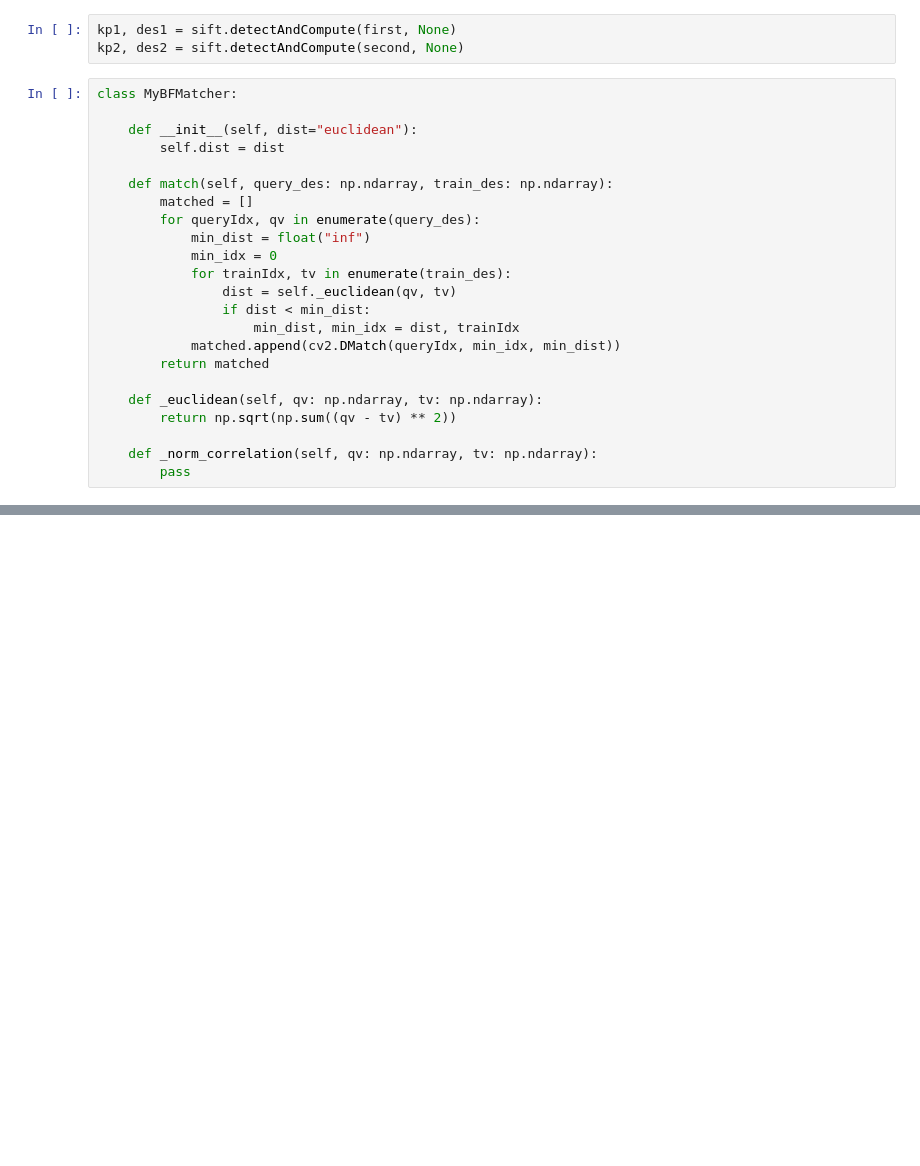
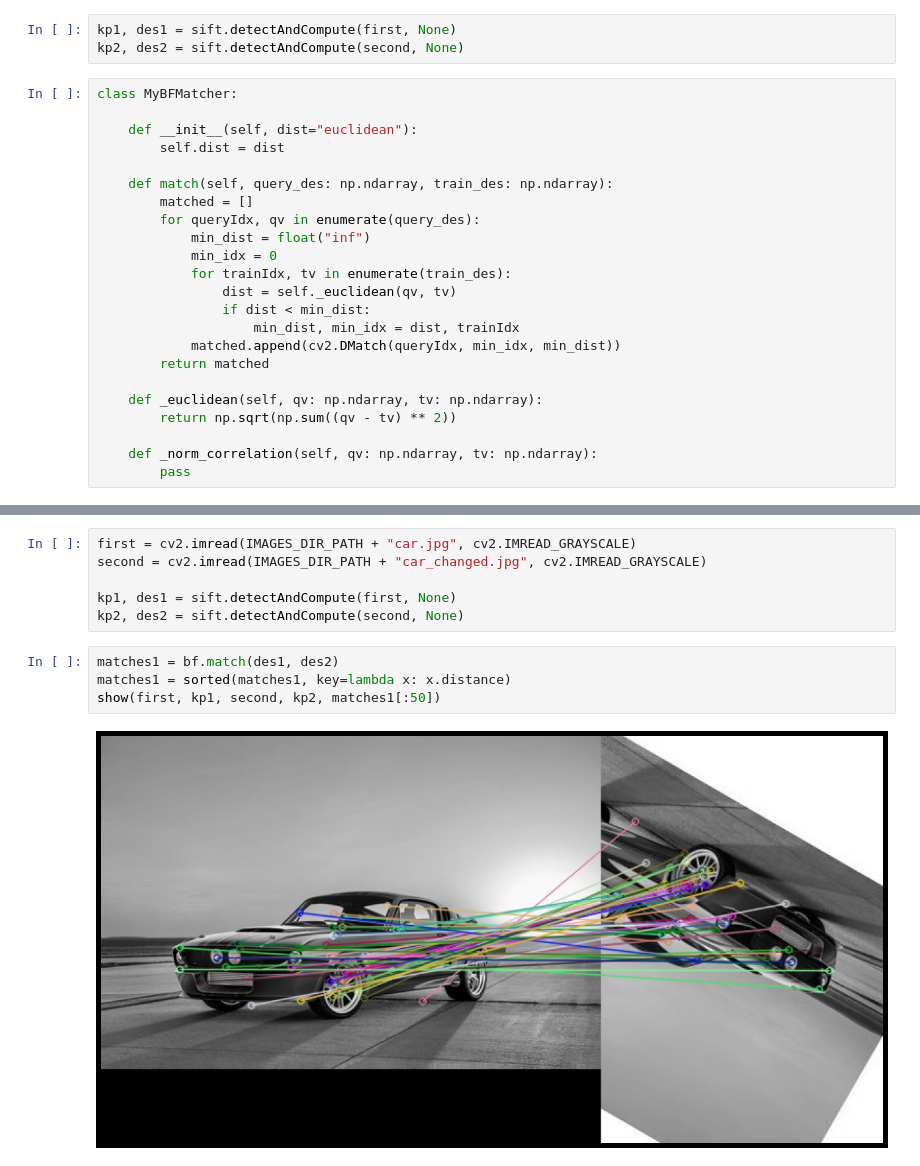
Before and after one commit to Hodackin/cv_labs, a Jupyter notebook: lab2/lab2.ipynb, the cells around one changed output, grey strips where cells are left out. Saved outputs shown, nothing was run; the diff lists cells and outputs as text; blank space fills up the shorter version.

```diff
--- a/lab2/lab2.ipynb
+++ b/lab2/lab2.ipynb
@@ -74,0 +83,12 @@ show(first, kp1, second, kp2, matches2[:50])
+# %%
+first = cv2.imread(IMAGES_DIR_PATH + "car.jpg", cv2.IMREAD_GRAYSCALE)
+second = cv2.imread(IMAGES_DIR_PATH + "car_changed.jpg", cv2.IMREAD_GRAYSCALE)
+
+kp1, des1 = sift.detectAndCompute(first, None)
+kp2, des2 = sift.detectAndCompute(second, None)
+# %%
+matches1 = bf.match(des1, des2)
+matches1 = sorted(matches1, key=lambda x: x.distance)
+show(first, kp1, second, kp2, matches1[:50])
+# %% [output]
+[figure, added]
```
Also changed, not shown: parts of 12 cells of this notebook, 2 other files.
